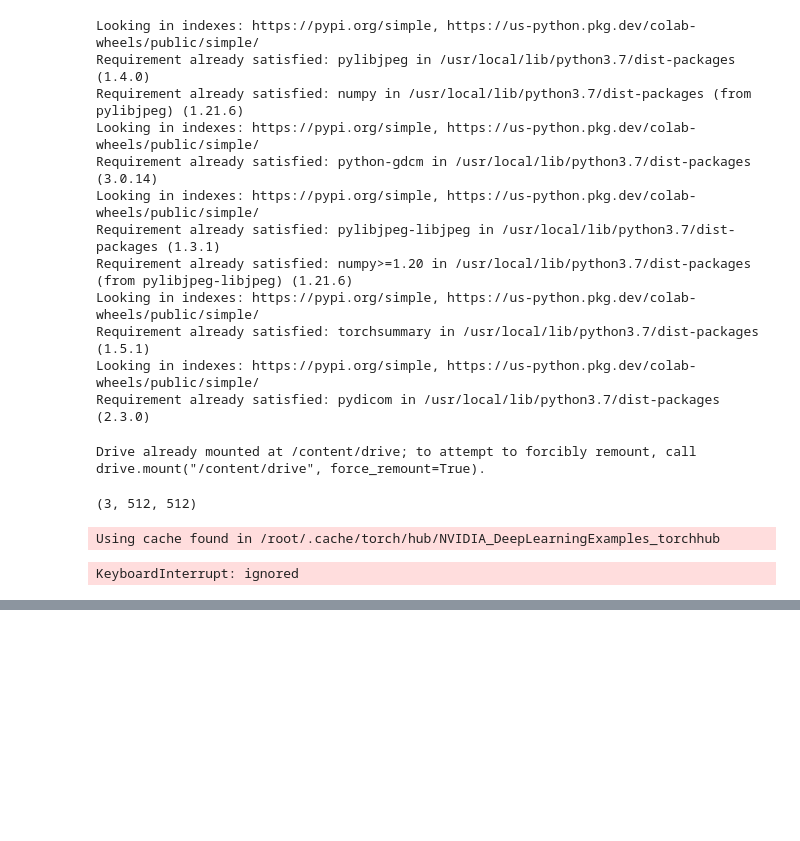
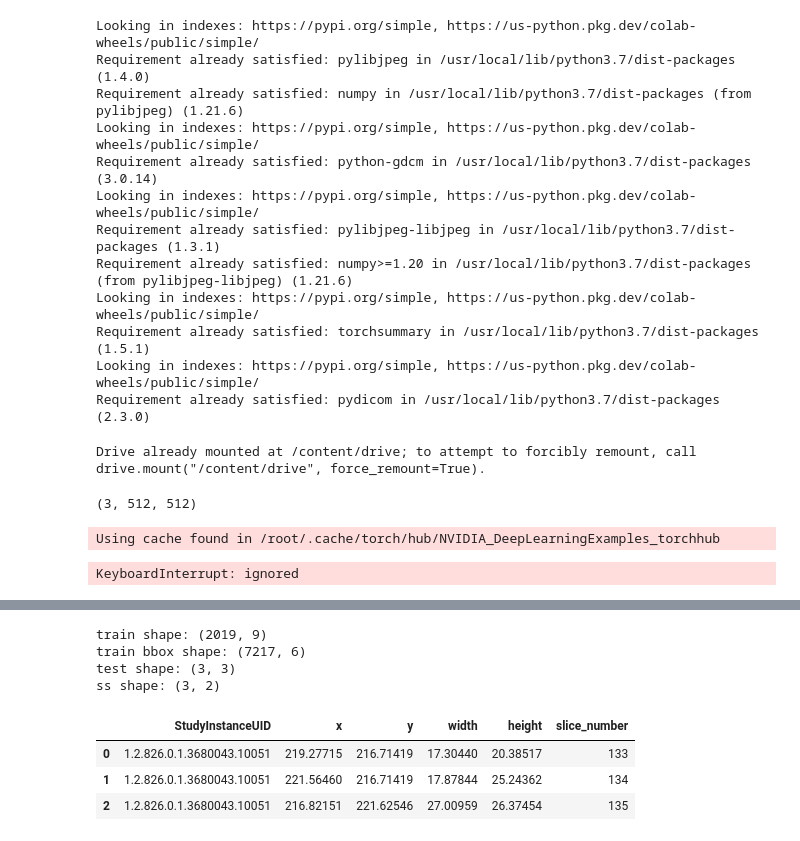
Before and after one commit to ykitaguchi77/Kaggle, a Jupyter notebook: RSNA_Pytorch.ipynb, the cells around one changed output, grey strips where cells are left out. Cells and saved outputs as stored; diff of their text form; code cells hidden in the pictures; blank space fills up the shorter version.

```diff
--- a/RSNA_Pytorch.ipynb
+++ b/RSNA_Pytorch.ipynb
@@ -490,0 +577,28 @@ KeyboardInterrupt: ignored
+# %%
+bad = np.array([['1.2.826.0.1.3680043.10197_C1', '1.2.826.0.1.3680043.10197','C1'],['1.2.826.0.1.3680043.10454_C1', '1.2.826.0.1.3680043.10454','C1'],['1.2.826.0.1.3680043.10690_C1', '1.2.826.0.1.3680043.10690','C1']], dtype=np.object)
+
+# Load dataframes
+train_df = pd.read_csv("/content/drive/MyDrive/Kaggle/rsna-2022-cervical-spine-fracture-detection/train.csv")
+train_bbox = pd.read_csv("/content/drive/MyDrive/Kaggle/rsna-2022-cervical-spine-fracture-detection/train_bounding_boxes.csv")
+test_df = pd.read_csv("/content/drive/MyDrive/Kaggle/rsna-2022-cervical-spine-fracture-detection/test.csv")
+ss = pd.read_csv("/content/drive/MyDrive/Kaggle/rsna-2022-cervical-spine-fracture-detection/sample_submission.csv")
+
+# Print dataframe shapes
+print('train shape:', train_df.shape)
+print('train bbox shape:', train_bbox.shape)
+print('test shape:', test_df.shape)
+print('ss shape:', ss.shape)
+print('')
+
+# Show first few entries
+train_df.head(3)
+train_bbox.head(3)
+# %% [output]
+train shape: (2019, 9)
+train bbox shape: (7217, 6)
+test shape: (3, 3)
+ss shape: (3, 2)
+|  | StudyInstanceUID | x | y | width | height | slice_number |
+| 0 | 1.2.826.0.1.3680043.10051 | 219.27715 | 216.71419 | 17.30440 | 20.38517 | 133 |
+| 1 | 1.2.826.0.1.3680043.10051 | 221.56460 | 216.71419 | 17.87844 | 25.24362 | 134 |
+| 2 | 1.2.826.0.1.3680043.10051 | 216.82151 | 221.62546 | 27.00959 | 26.37454 | 135 |
```
Also changed, not shown: parts of 7 cells of this notebook.
